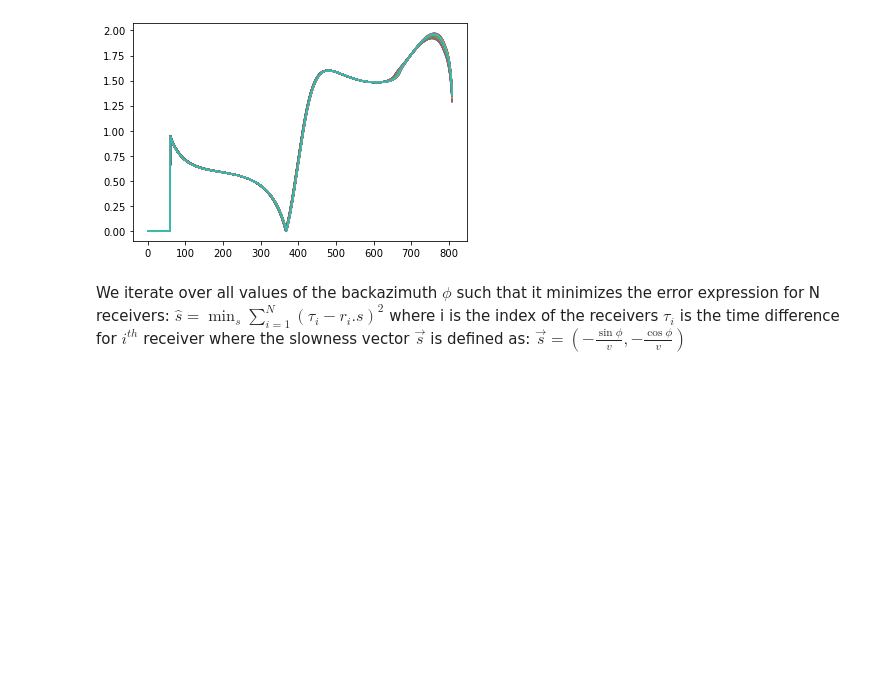
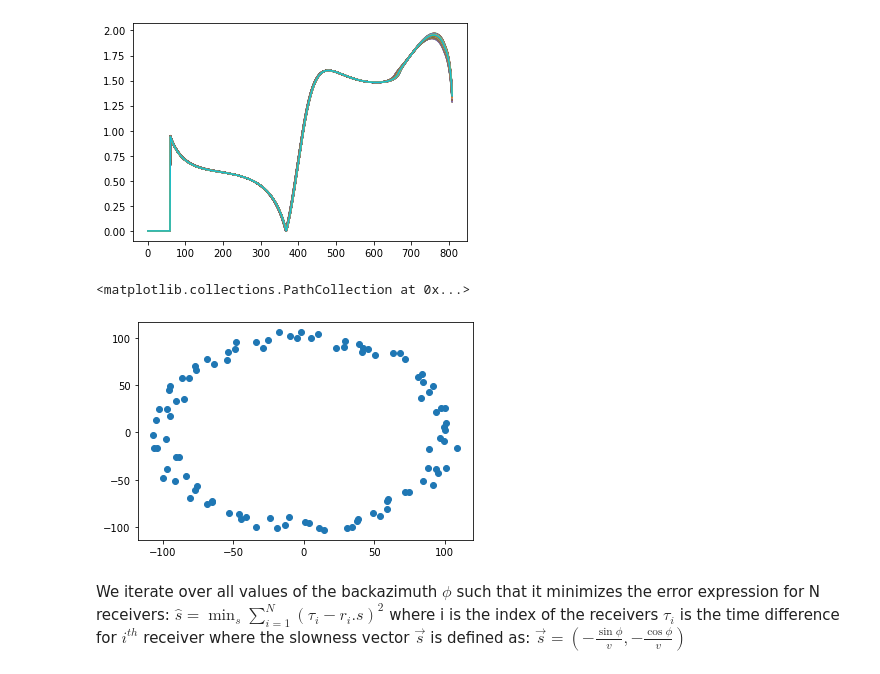
Before and after one commit to Student-Satellite-IITB/GLEE, a Jupyter notebook: Beamforming/Plane Wave Fitting TDOA.ipynb, the cells around one changed output. Cells and saved outputs as stored; diff of their text form; code cells hidden in the pictures; blank space fills up the shorter version.

```diff
--- a/Beamforming/Plane Wave Fitting TDOA.ipynb
+++ b/Beamforming/Plane Wave Fitting TDOA.ipynb
@@ -146,6 +148,11 @@ print("rec_pos_mes:  ",np.shape(rec_pos_mes)," t_Rec_real: ",np.shape(t_Rec_real
 (100, 1)
 rec_pos_mes:   (100, 2)  t_Rec_real:  (100, 1)
 [figure]
+# %%
+plt.scatter(rec_pos_mes[:,0],rec_pos_mes[:,1])
+# %% [output]
+<matplotlib.collections.PathCollection at 0x...>
+[figure, added]
 # %% [markdown]
 We iterate over all values of the backazimuth $\phi$ such that it minimizes the error expression for
 N receivers:
```
Also changed, not shown: parts of 13 cells of this notebook.
